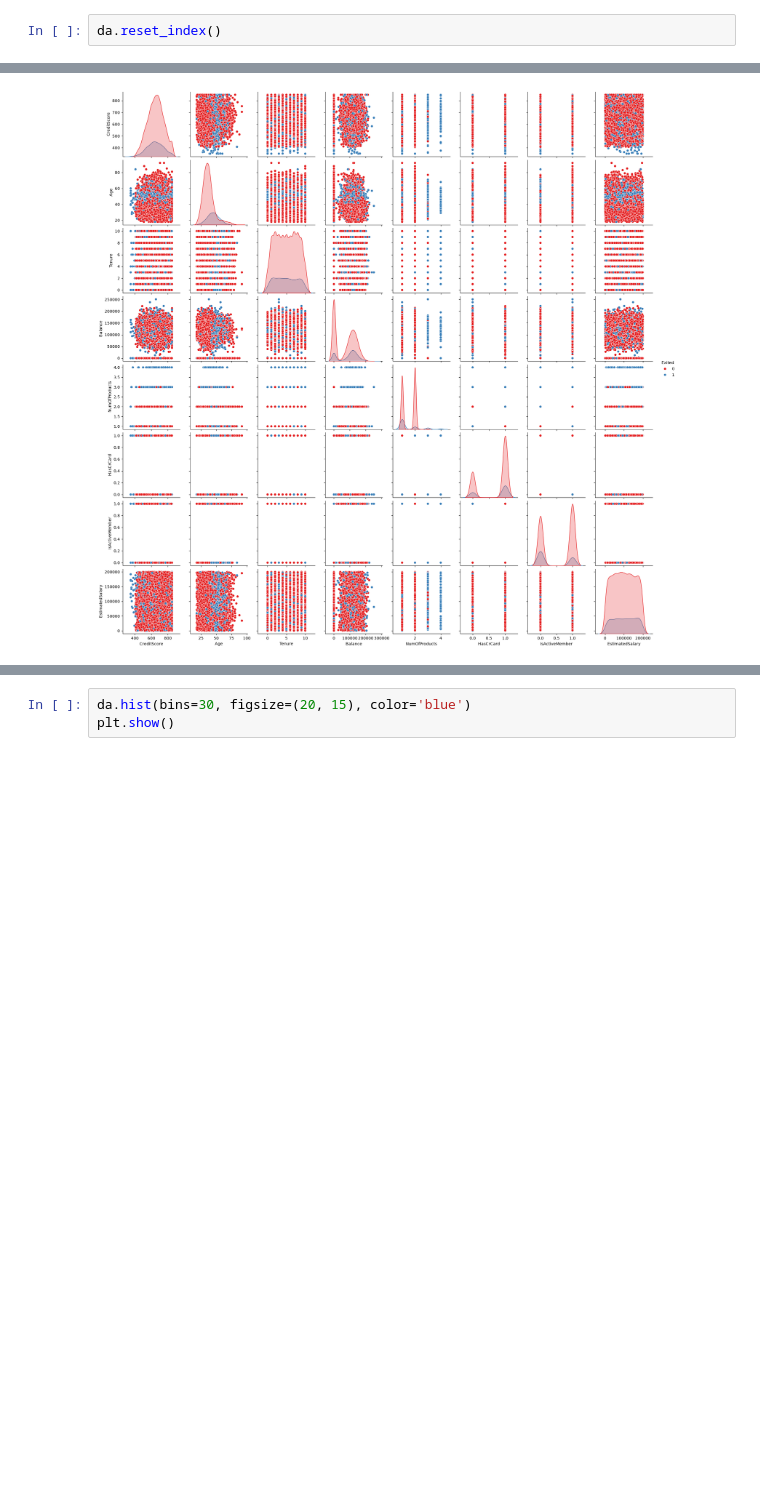
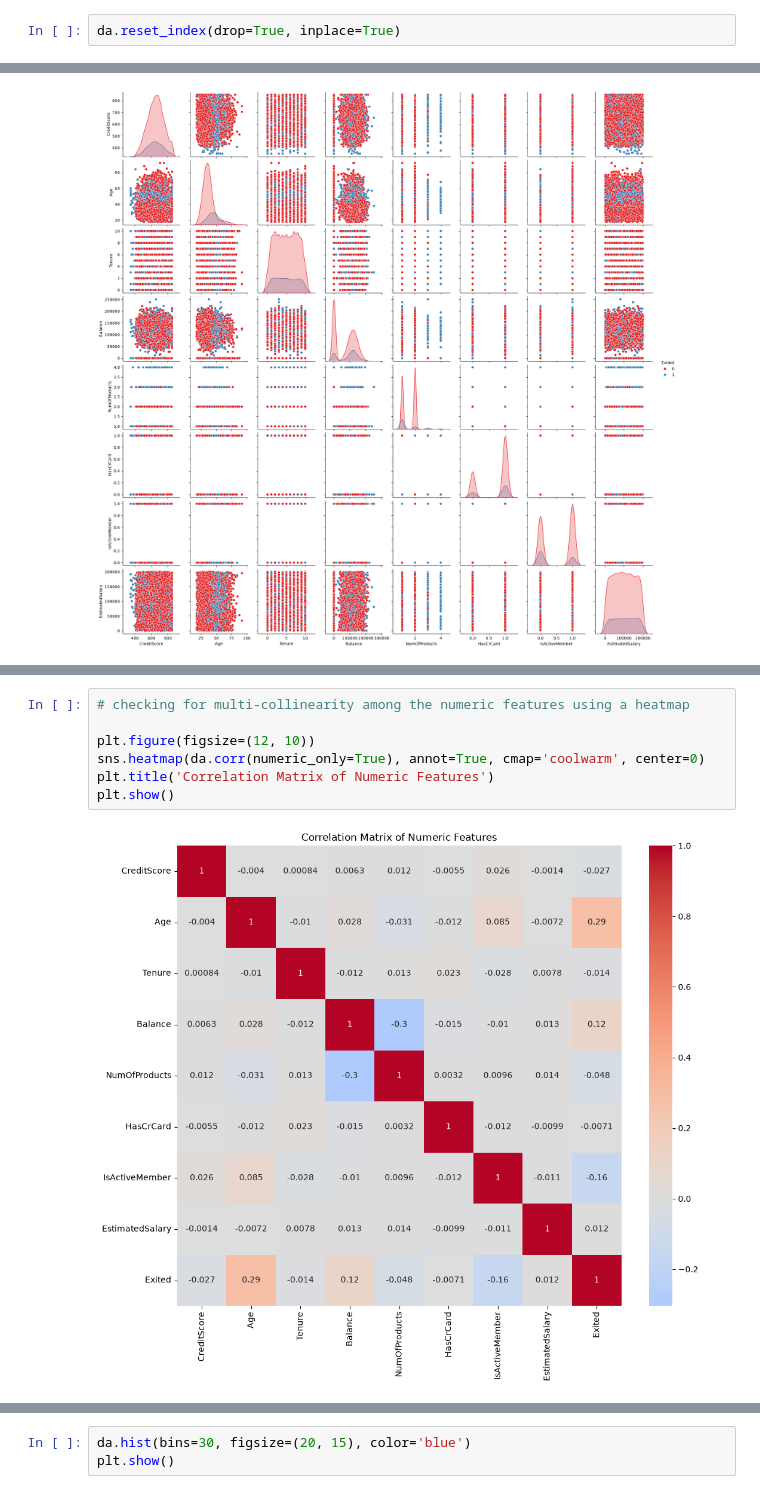
Before and after one commit to olaoluwacode/UD_Customer_Churn_Prediction, a Jupyter notebook: eda.ipynb, the cells around one changed output, grey strips where cells are left out. Saved outputs shown, nothing was run; the diff lists cells and outputs as text; blank space fills up the shorter version.

Commit message:
correlation finding analysis

```diff
--- a/eda.ipynb
+++ b/eda.ipynb
@@ -56,2 +48,2 @@ da
 # %%
-da.reset_index()
+da.reset_index(drop=True, inplace=True)
@@ -97,0 +99,9 @@ sns.pairplot(da, hue='Exited', palette='Set1', diag_kind='kde')
+# %%
+# checking for multi-collinearity among the numeric features using a heatmap
+
+plt.figure(figsize=(12, 10))
+sns.heatmap(da.corr(numeric_only=True), annot=True, cmap='coolwarm', center=0)
+plt.title('Correlation Matrix of Numeric Features')
+plt.show()
+# %% [output]
+[figure, added]
```
Also changed, not shown: parts of 6 cells of this notebook.
